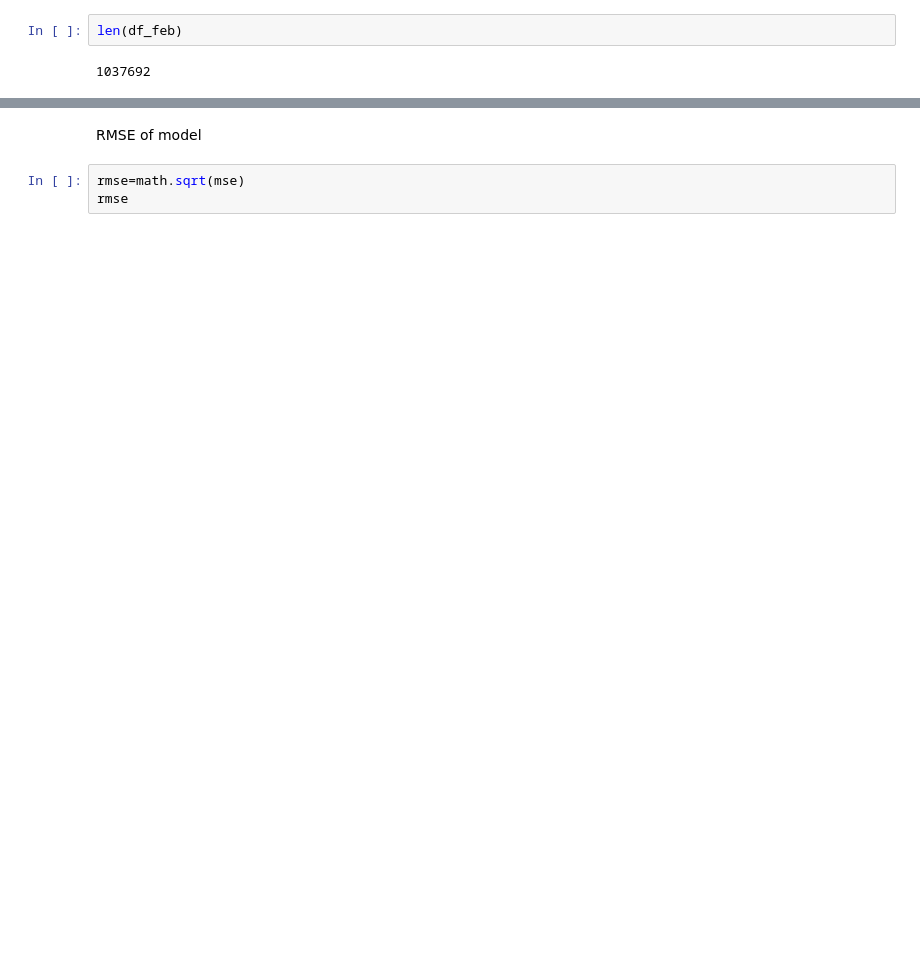
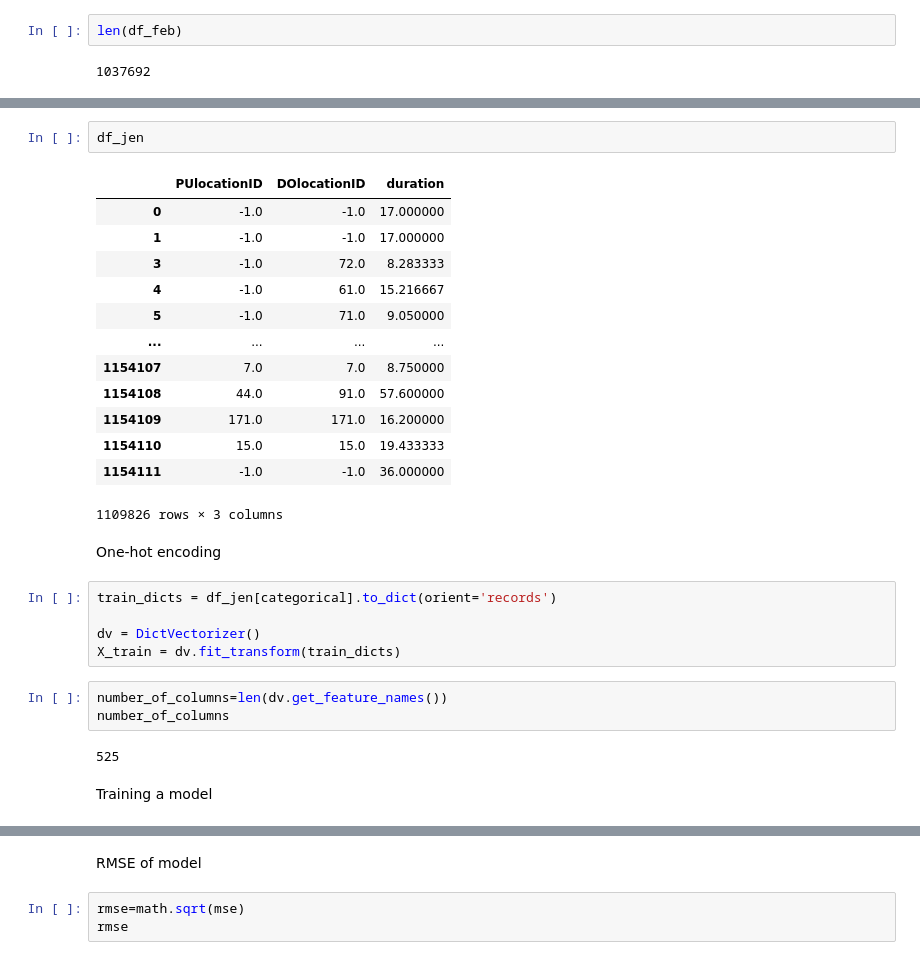
Before and after one commit to BirhanuGebisa/-mlops-zoomcamp, a Jupyter notebook: duration-prediction.ipynb, the cells around one changed output, grey strips where cells are left out. Drawn from its saved outputs; the diff is of its cells as text; blank space fills up the shorter version.

```diff
--- a/duration-prediction.ipynb
+++ b/duration-prediction.ipynb
@@ -91 +192,31 @@ See the caveats in the documentation: https://pandas.pydata.org/pandas-docs/stab
+# %%
+df_jen
+# %% [output]
+|  | PUlocationID | DOlocationID | duration |
+| 0 | -1.0 | -1.0 | 17.000000 |
+| 1 | -1.0 | -1.0 | 17.000000 |
+| 3 | -1.0 | 72.0 | 8.283333 |
+| 4 | -1.0 | 61.0 | 15.216667 |
+| 5 | -1.0 | 71.0 | 9.050000 |
+| ... | ... | ... | ... |
+| 1154107 | 7.0 | 7.0 | 8.750000 |
+| 1154108 | 44.0 | 91.0 | 57.600000 |
+| 1154109 | 171.0 | 171.0 | 16.200000 |
+| 1154110 | 15.0 | 15.0 | 19.433333 |
+| 1154111 | -1.0 | -1.0 | 36.000000 |
+1109826 rows × 3 columns
+# %% [markdown]
+One-hot encoding
+# %%
+train_dicts = df_jen[categorical].to_dict(orient='records')
+
+dv = DictVectorizer()
+X_train = dv.fit_transform(train_dicts)
+# %%
+number_of_columns=len(dv.get_feature_names())
+number_of_columns
+# %% [output]
+525
+# %% [markdown]
+Training a model
 # %%
```
Also changed, not shown: parts of 30 cells of this notebook.
